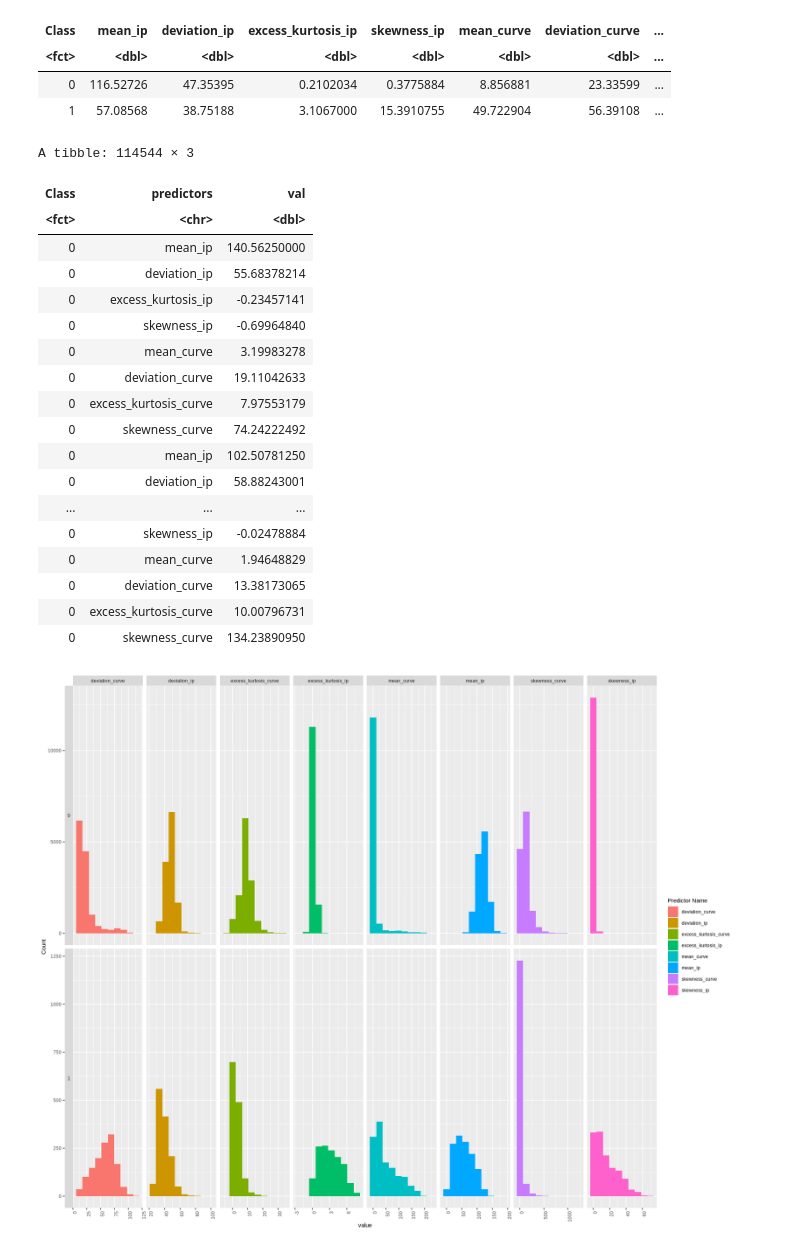
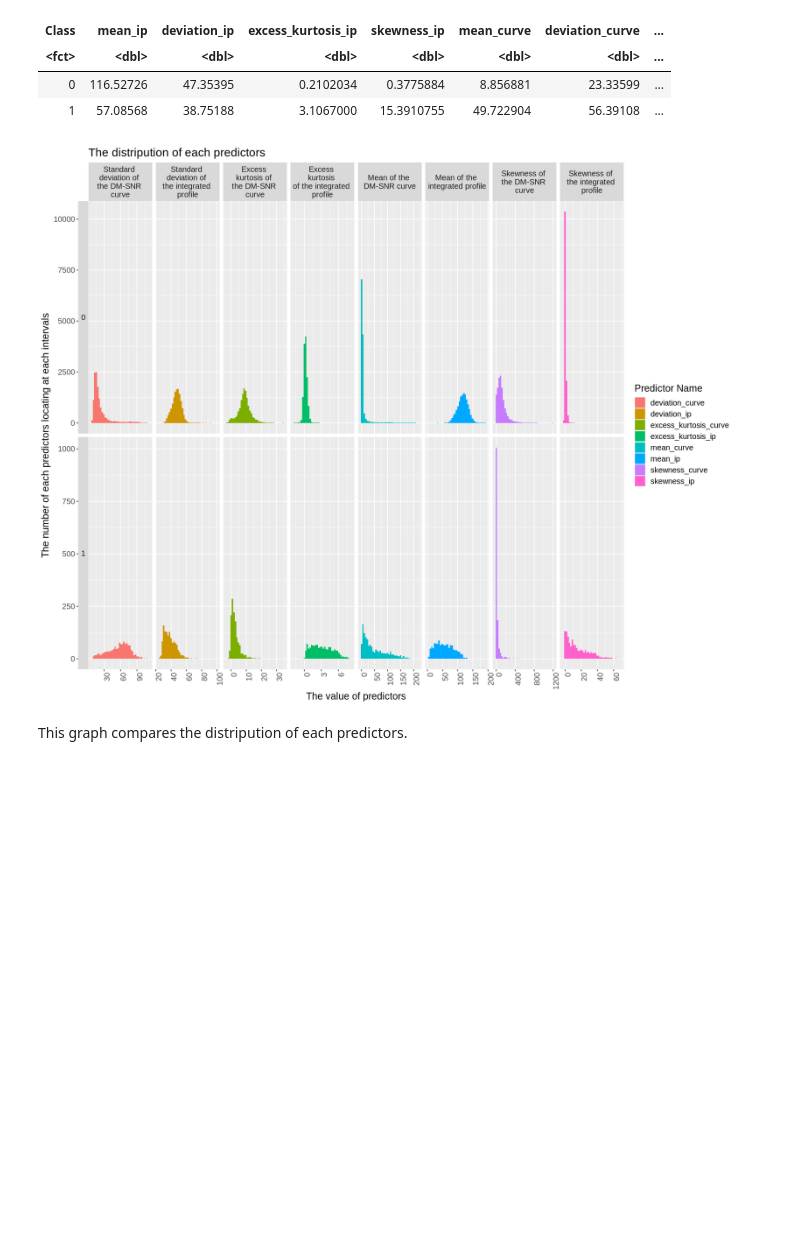
Before and after one commit to BorisZhang12/DSCI-100-Group-27-Project, a Jupyter notebook: main.ipynb, the cells around one changed output. Drawn from its saved outputs; the diff is of its cells as text; code cells hidden in the pictures; blank space fills up the shorter version.

Commit message:
changes on graph

```diff
--- a/main.ipynb
+++ b/main.ipynb
@@ -115,37 +115,27 @@ A tibble: 2 × 9
 # %%
 #this cell is used for data visualization
 htru_train_longer <- pivot_longer(htru_train, cols = mean_ip:skewness_curve,
                                             names_to = "predictors",
                                              values_to = "val")
-htru_train_longer
+predictors_labels <- c(mean_ip = "Mean of the \nintegrated profile",
+                      deviation_ip = "Standard \ndeviation of \nthe integrated \nprofile",
+                      excess_kurtosis_ip = "Excess \nkurtosis \nof the integrated \nprofile",
+                      skewness_ip = "Skewness of \nthe integrated \nprofile",
+                      mean_curve = "Mean of the \nDM-SNR curve",
+                      deviation_curve = "Standard \ndeviation of \nthe DM-SNR \ncurve",
+                      excess_kurtosis_curve="Excess \nkurtosis of \nthe DM-SNR \ncurve",
+                      skewness_curve = "Skewness of \nthe DM-SNR \ncurve")
 options(repr.plot.width = 15, repr.plot.height = 12)
 htru_train_plot <-htru_train_longer|>
                     ggplot(aes(x=val,fill=predictors))+
-                    geom_histogram(bins=10)+
-                    labs(x="value",y="Count",fill="Predictor Name")+
-                    facet_grid(rows=vars(Class),cols=vars(predictors),switch="y",scales = "free")+
+                    geom_histogram(bins=40)+
+                    labs(x="The value of predictors",y="The number of each predictors locating at each intervals",fill="Predictor Name")+
+                    facet_grid(rows=vars(Class),cols=vars(predictors),switch="y",scales = "free",labeller = labeller(predictors = predictors_labels))+
                      theme(axis.text.x = element_text(angle = 90, hjust = 1),
                      strip.text.y.left = element_text(angle = 0),
-                     text = element_text(size = 9))
+                     text = element_text(size = 15))+ggtitle("The distripution of each predictors")
 htru_train_plot
 # %% [output]
-A tibble: 114544 × 3
-| Class | predictors | val |
-| <fct> | <chr> | <dbl> |
-| 0 | mean_ip | 140.56250000 |
-| 0 | deviation_ip | 55.68378214 |
-| 0 | excess_kurtosis_ip | -0.23457141 |
-| 0 | skewness_ip | -0.69964840 |
-| 0 | mean_curve | 3.19983278 |
-| 0 | deviation_curve | 19.11042633 |
-| 0 | excess_kurtosis_curve | 7.97553179 |
-| 0 | skewness_curve | 74.24222492 |
-| 0 | mean_ip | 102.50781250 |
-| 0 | deviation_ip | 58.88243001 |
-| ... | ... | ... |
-| 0 | skewness_ip | -0.02478884 |
-| 0 | mean_curve | 1.94648829 |
-| 0 | deviation_curve | 13.38173065 |
-| 0 | excess_kurtosis_curve | 10.00796731 |
-| 0 | skewness_curve | 134.23890950 |
-[figure, old version]
+[figure, new version]
+# %% [markdown]
+This graph compares the distripution of each predictors.
```
